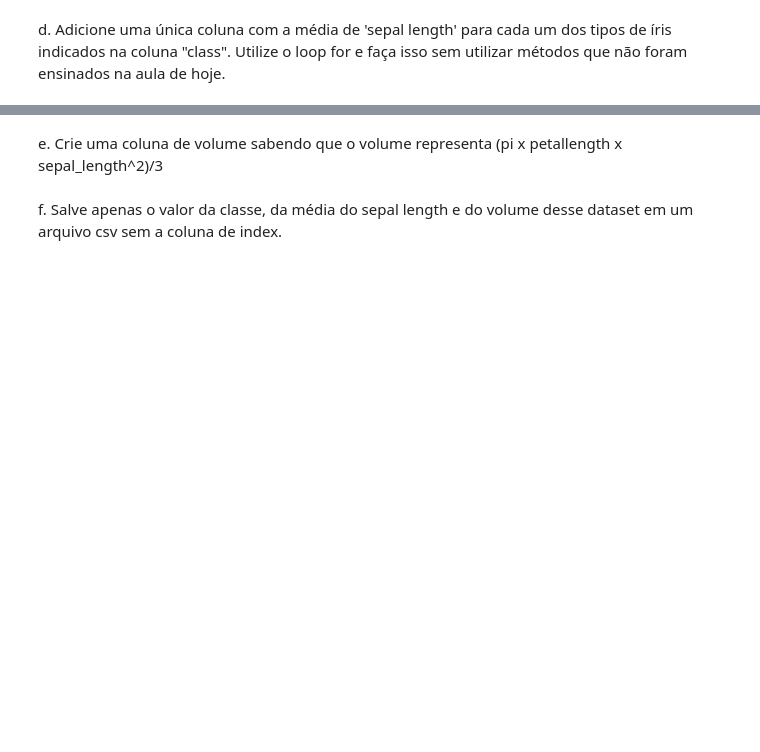
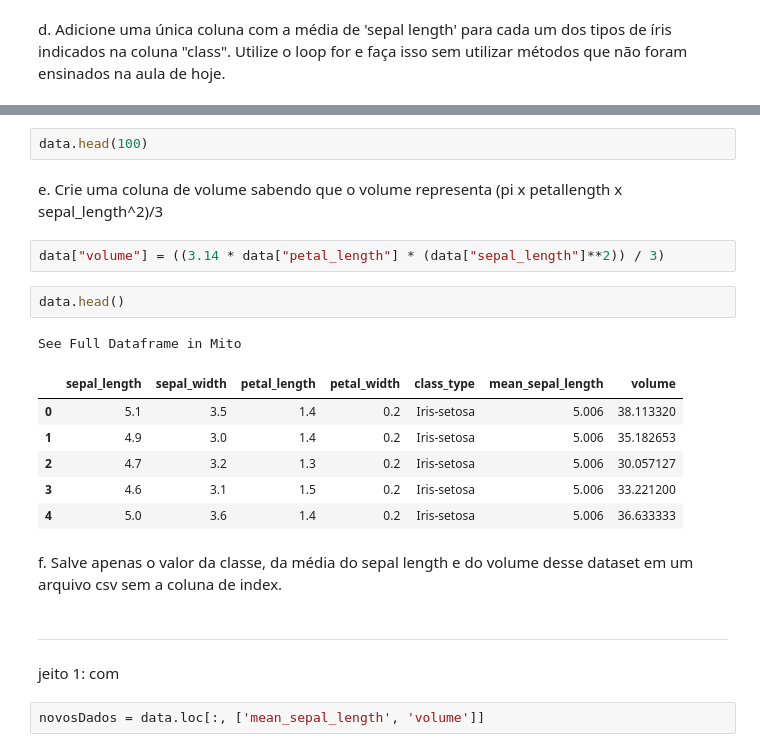
Before and after one commit to patriciacatandi/Lets_Code_Alunos, a Jupyter notebook: 02_Ferramentas_Programação/03_Pandas/Aula_3_-_Introdução.ipynb, the cells around one changed output, grey strips where cells are left out. Drawn from its saved outputs; the diff is of its cells as text; blank space fills up the shorter version.

```diff
--- a/02_Ferramentas_Programação/03_Pandas/Aula_3_-_Introdução.ipynb
+++ b/02_Ferramentas_Programação/03_Pandas/Aula_3_-_Introdução.ipynb
@@ -1105,4 +1180,23 @@ d. Adicione uma única coluna com a média de 'sepal length' para cada um dos ti
+# %%
+data.head(100)
 # %% [markdown]
 e. Crie uma coluna de volume sabendo que o volume representa (pi x petallength x sepal_length^2)/3
+# %%
+data["volume"] = ((3.14 * data["petal_length"] * (data["sepal_length"]**2)) / 3)
+# %%
+data.head()
+# %% [output]
+See Full Dataframe in Mito
+|  | sepal_length | sepal_width | petal_length | petal_width | class_type | mean_sepal_length | volume |
+| 0 | 5.1 | 3.5 | 1.4 | 0.2 | Iris-setosa | 5.006 | 38.113320 |
+| 1 | 4.9 | 3.0 | 1.4 | 0.2 | Iris-setosa | 5.006 | 35.182653 |
+| 2 | 4.7 | 3.2 | 1.3 | 0.2 | Iris-setosa | 5.006 | 30.057127 |
+| 3 | 4.6 | 3.1 | 1.5 | 0.2 | Iris-setosa | 5.006 | 33.221200 |
+| 4 | 5.0 | 3.6 | 1.4 | 0.2 | Iris-setosa | 5.006 | 36.633333 |
 # %% [markdown]
 f. Salve apenas o valor da classe, da média do sepal length e do volume desse dataset em um arquivo csv sem a coluna de index.
+# %% [markdown]
+-----
+jeito 1: com
+# %%
+novosDados = data.loc[:, ['mean_sepal_length', 'volume']]
```
Also changed, not shown: parts of 19 cells of this notebook.
